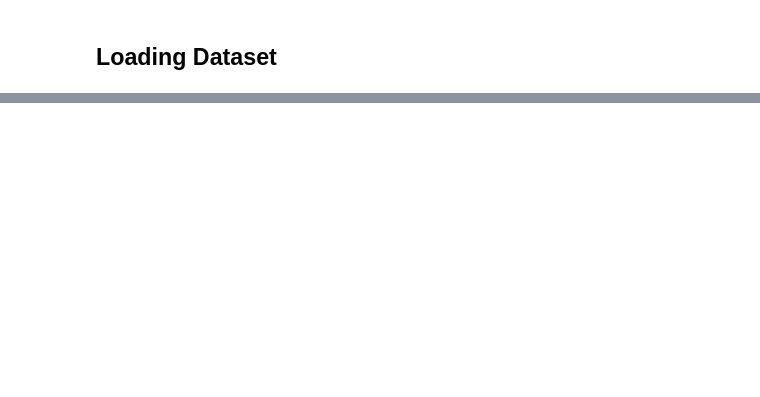
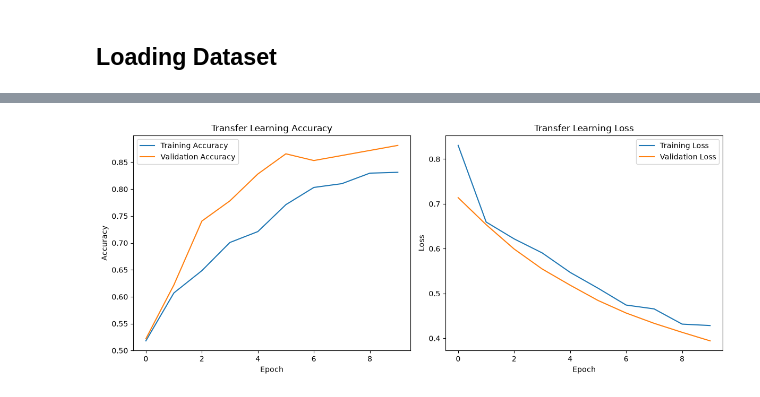
Before and after one commit to kariniemicarson/NeuralNetworks, a Jupyter notebook: Project 5/project5.ipynb, the cells around one changed output, grey strips where cells are left out. Cells and saved outputs as stored; diff of their text form; code cells hidden in the pictures; blank space fills up the shorter version.

```diff
--- a/Project 5/project5.ipynb
+++ b/Project 5/project5.ipynb
@@ -219,0 +365,30 @@ KeyboardInterrupt:
+# %%
+# Transfer Learning Eval
+
+import matplotlib.pyplot as plt
+
+transfer_test_loss, transfer_test_accuracy = transfer_model.evaluate(test_ds)
+
+print(f"Transfer Test Loss: {transfer_test_loss:.4f}")
+print(f"Transfer Test Accuracy: {transfer_test_accuracy:.4f}")
+
+plt.figure(figsize=(12, 5))
+plt.subplot(1, 2, 1)
+plt.plot(history_transfer.history["accuracy"], label="Training Accuracy")
+plt.plot(history_transfer.history["val_accuracy"], label="Validation Accuracy")
+plt.xlabel("Epoch")
+plt.ylabel("Accuracy")
+plt.title("Transfer Learning Accuracy")
+plt.legend()
+
+plt.subplot(1, 2, 2)
+plt.plot(history_transfer.history["loss"], label="Training Loss")
+plt.plot(history_transfer.history["val_loss"], label="Validation Loss")
+plt.xlabel("Epoch")
+plt.ylabel("Loss")
+plt.title("Transfer Learning Loss")
+plt.legend()
+
+plt.tight_layout()
+plt.show()
+# %% [output]
@@ -219,0 +398 @@ KeyboardInterrupt:
+[figure, added]
```
Also changed, not shown: parts of 13 cells of this notebook.
